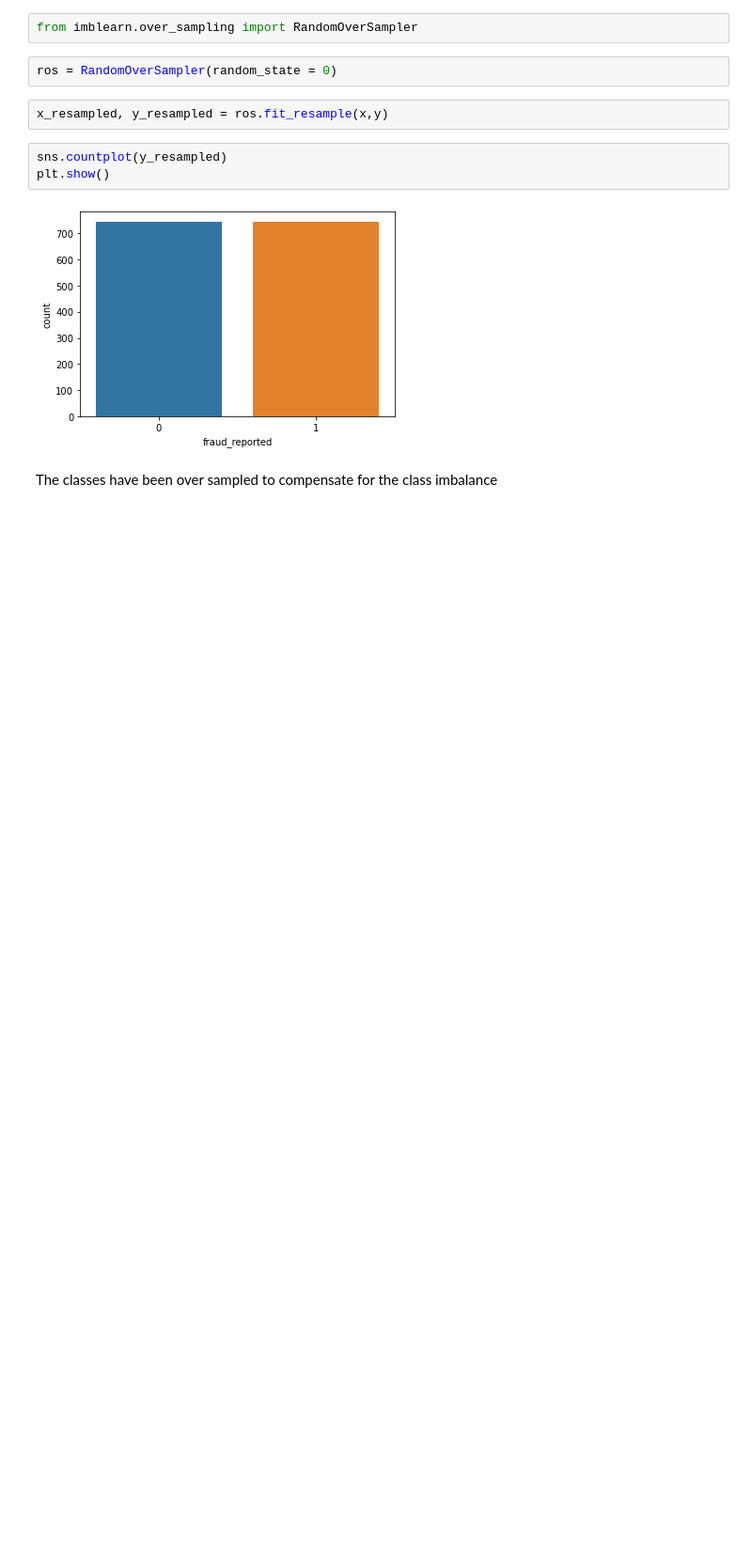
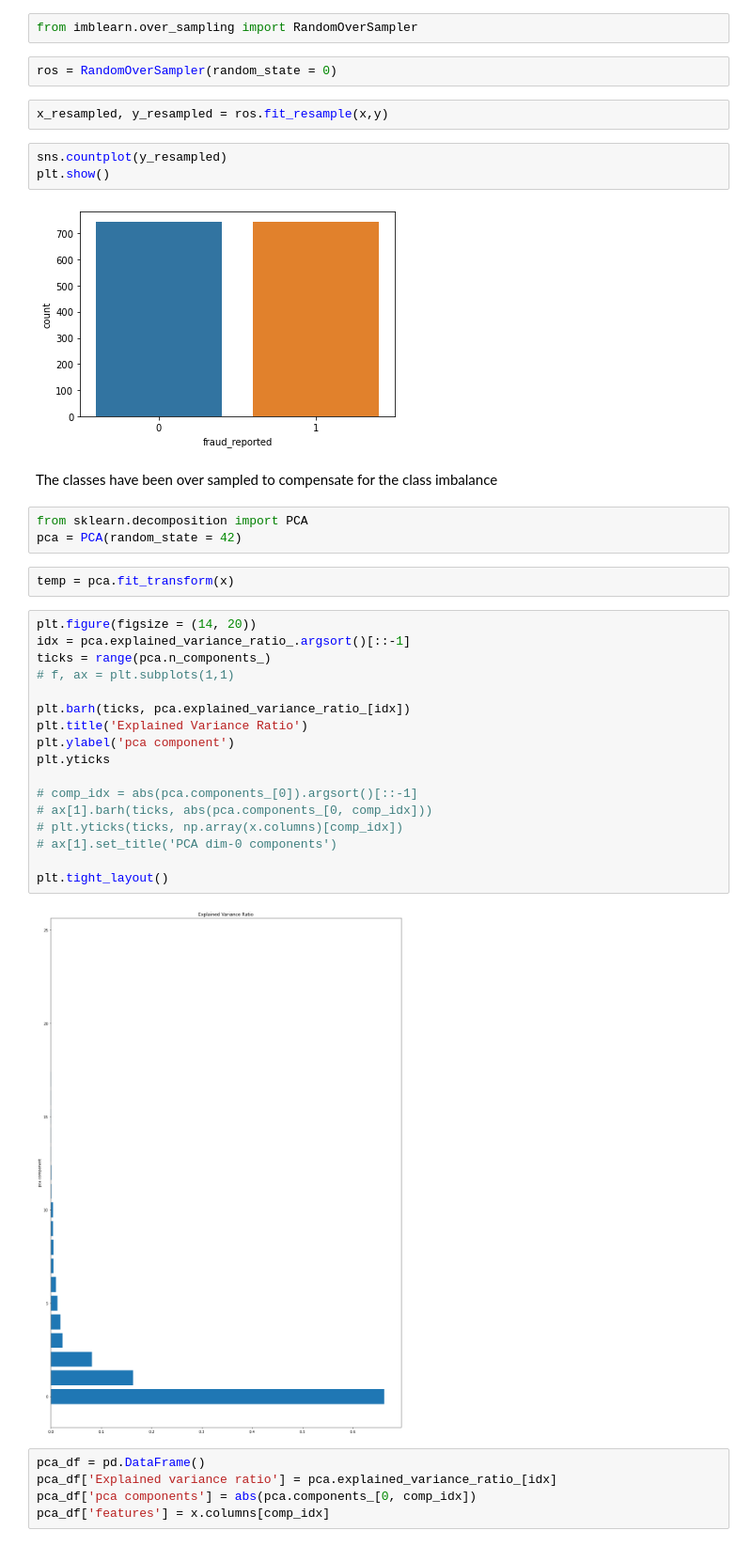
Before and after one commit to zobekenobe/DT-Evaluation-Project, a Jupyter notebook: Project 10.ipynb, the cells around one changed output. Shown at 94% size. Saved outputs shown, nothing was run; the diff lists cells and outputs as text; blank space fills up the shorter version.

```diff
--- a/Project 10.ipynb
+++ b/Project 10.ipynb
@@ -588,3 +588,32 @@ plt.show()
 [figure]
 # %% [markdown]
 The classes have been over sampled to compensate for the class imbalance
+# %%
+from sklearn.decomposition import PCA
+pca = PCA(random_state = 42)
+# %%
+temp = pca.fit_transform(x)
+# %%
+plt.figure(figsize = (14, 20))
+idx = pca.explained_variance_ratio_.argsort()[::-1]
+ticks = range(pca.n_components_)
+# f, ax = plt.subplots(1,1)
+
+plt.barh(ticks, pca.explained_variance_ratio_[idx])
+plt.title('Explained Variance Ratio')
+plt.ylabel('pca component')
+plt.yticks
+
+# comp_idx = abs(pca.components_[0]).argsort()[::-1]
+# ax[1].barh(ticks, abs(pca.components_[0, comp_idx]))
+# plt.yticks(ticks, np.array(x.columns)[comp_idx])
+# ax[1].set_title('PCA dim-0 components')
+
+plt.tight_layout()
+# %% [output]
+[figure, added]
+# %%
+pca_df = pd.DataFrame()
+pca_df['Explained variance ratio'] = pca.explained_variance_ratio_[idx]
+pca_df['pca components'] = abs(pca.components_[0, comp_idx])
+pca_df['features'] = x.columns[comp_idx]
```
Also changed, not shown: parts of 12 cells of this notebook.
